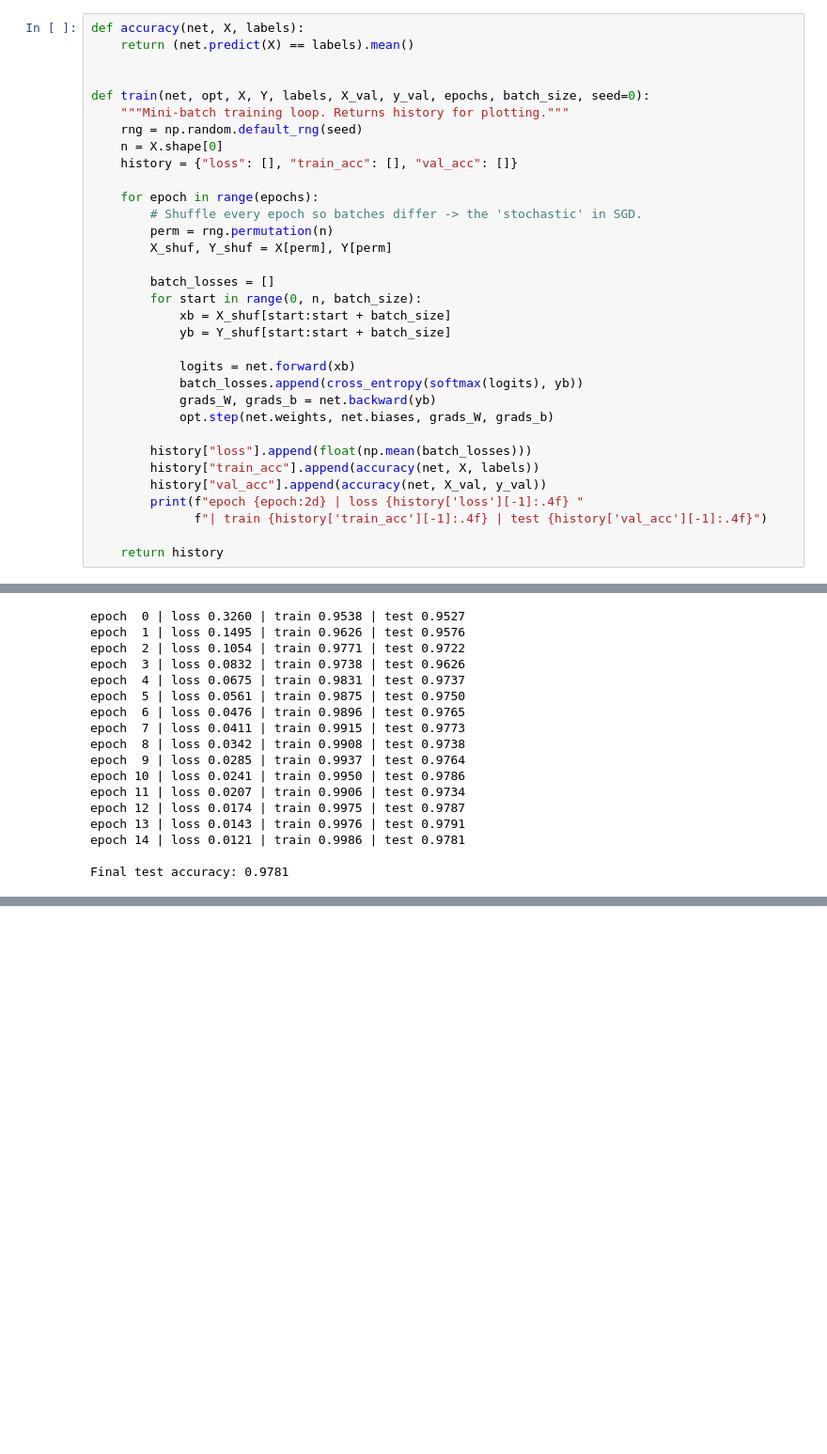
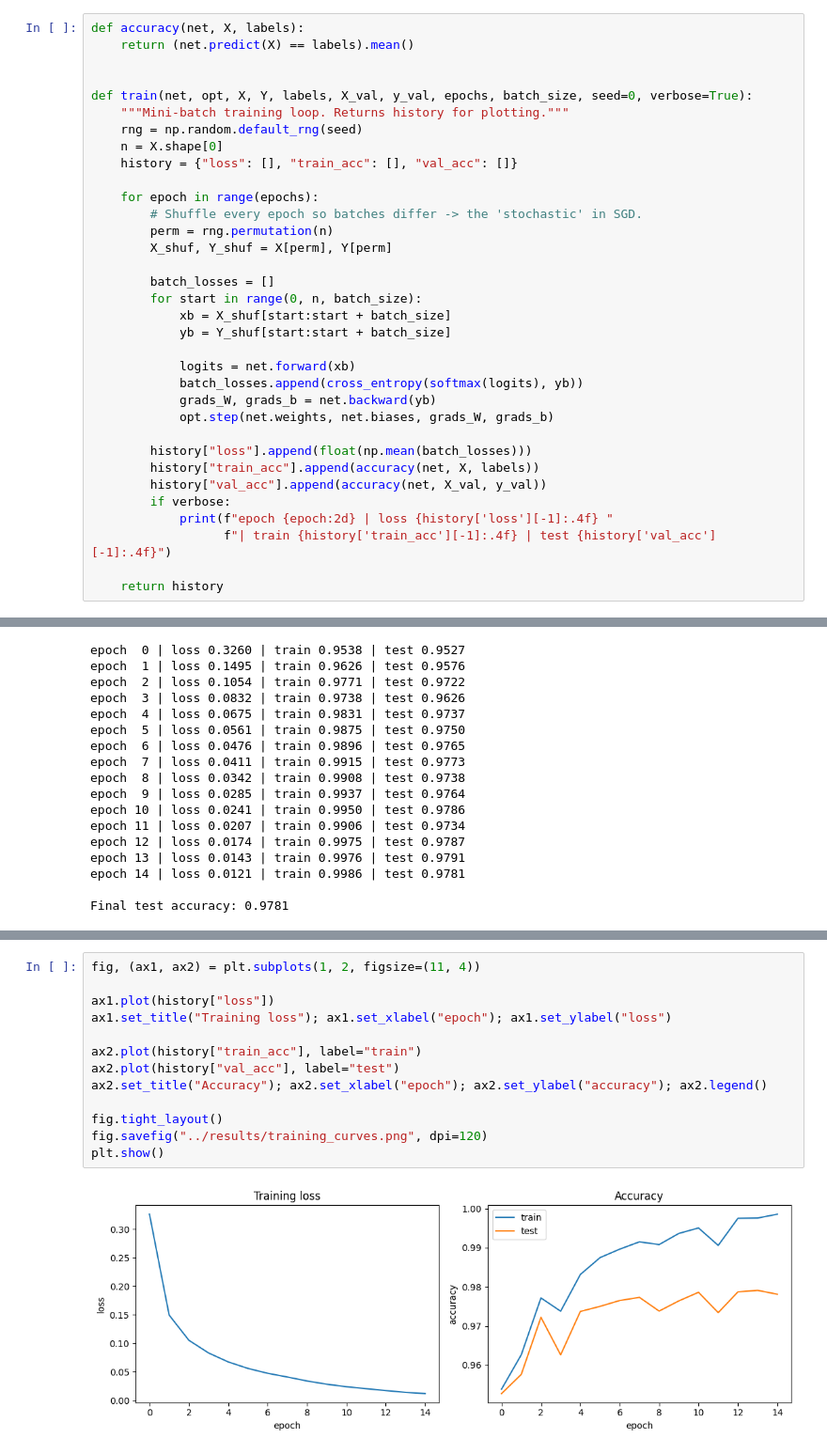
Before and after one commit to Reimar-Coelho/MLP-From-Scratch, a Jupyter notebook: notebooks/experimentos.ipynb, the cells around one changed output, grey strips where cells are left out. Shown at 94% size. Cells and saved outputs as stored; diff of their text form; blank space fills up the shorter version.

Commit message:
feat: add training curves, experiment comparison and confusion matrix

```diff
--- a/notebooks/experimentos.ipynb
+++ b/notebooks/experimentos.ipynb
@@ -141,7 +141,7 @@ def accuracy(net, X, labels):
     return (net.predict(X) == labels).mean()
 
 
-def train(net, opt, X, Y, labels, X_val, y_val, epochs, batch_size, seed=0):
+def train(net, opt, X, Y, labels, X_val, y_val, epochs, batch_size, seed=0, verbose=True):
     """Mini-batch training loop. Returns history for plotting."""
     rng = np.random.default_rng(seed)
     n = X.shape[0]
@@ -165,8 +165,9 @@ def train(net, opt, X, Y, labels, X_val, y_val, epochs, batch_size, seed=0):
         history["loss"].append(float(np.mean(batch_losses)))
         history["train_acc"].append(accuracy(net, X, labels))
         history["val_acc"].append(accuracy(net, X_val, y_val))
-        print(f"epoch {epoch:2d} | loss {history['loss'][-1]:.4f} "
-              f"| train {history['train_acc'][-1]:.4f} | test {history['val_acc'][-1]:.4f}")
+        if verbose:
+            print(f"epoch {epoch:2d} | loss {history['loss'][-1]:.4f} "
+                  f"| train {history['train_acc'][-1]:.4f} | test {history['val_acc'][-1]:.4f}")
 
     return history
 # %%
@@ -198,0 +205,15 @@ Final test accuracy: 0.9781
+# %%
+fig, (ax1, ax2) = plt.subplots(1, 2, figsize=(11, 4))
+
+ax1.plot(history["loss"])
+ax1.set_title("Training loss"); ax1.set_xlabel("epoch"); ax1.set_ylabel("loss")
+
+ax2.plot(history["train_acc"], label="train")
+ax2.plot(history["val_acc"], label="test")
+ax2.set_title("Accuracy"); ax2.set_xlabel("epoch"); ax2.set_ylabel("accuracy"); ax2.legend()
+
+fig.tight_layout()
+fig.savefig("../results/training_curves.png", dpi=120)
+plt.show()
+# %% [output]
+[figure, added]
```
Also changed, not shown: parts of 6 cells of this notebook, 5 other files.
